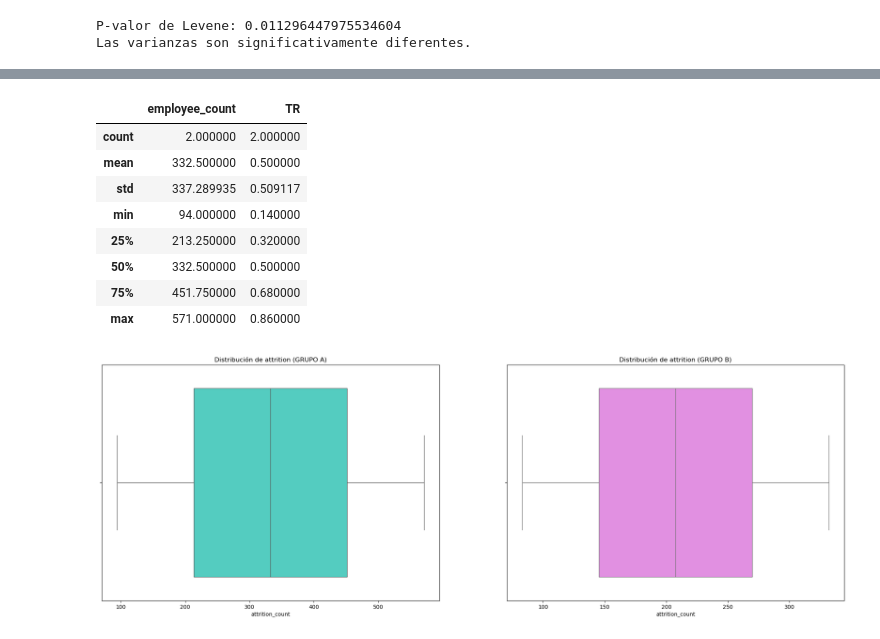
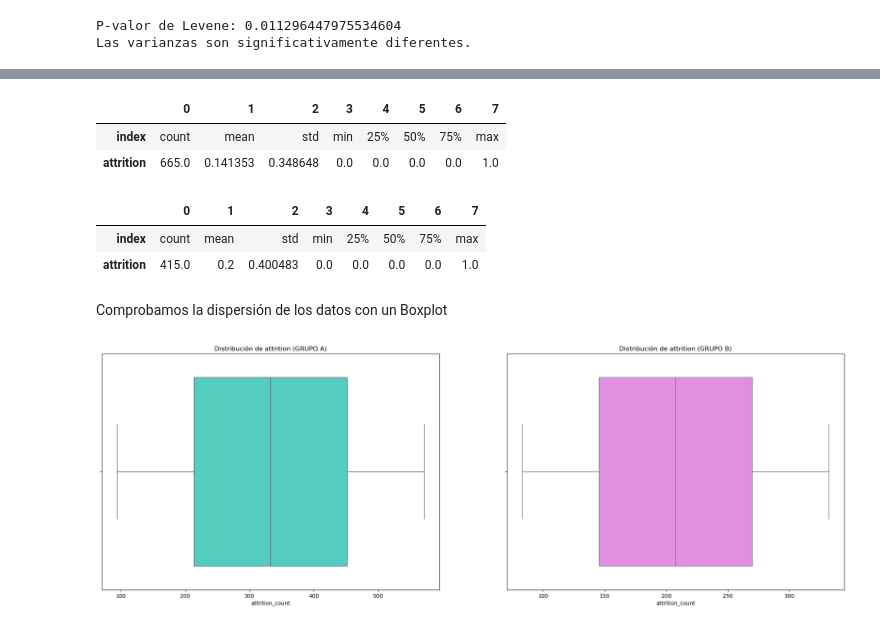
Before and after one commit to Paulamc1695/proyecto_da_promo_J_modulo_3, a Jupyter notebook: Fase_4_AB_testing.ipynb, the cells around one changed output, grey strips where cells are left out. Saved outputs shown, nothing was run; the diff lists cells and outputs as text; code cells hidden in the pictures.

```diff
--- a/Fase_4_AB_testing.ipynb
+++ b/Fase_4_AB_testing.ipynb
@@ -232,15 +225,17 @@ df_grupo_b.describe()
-# %%
-df_grupo_a.describe()
-# %% [output]
-|  | employee_count | TR |
-| count | 2.000000 | 2.000000 |
-| mean | 332.500000 | 0.500000 |
-| std | 337.289935 | 0.509117 |
-| min | 94.000000 | 0.140000 |
-| 25% | 213.250000 | 0.320000 |
-| 50% | 332.500000 | 0.500000 |
-| 75% | 451.750000 | 0.680000 |
-| max | 571.000000 | 0.860000 |
+# %%
+grupo_a['attrition'].describe().reset_index().T
+# %% [output]
+|  | 0 | 1 | 2 | 3 | 4 | 5 | 6 | 7 |
+| index | count | mean | std | min | 25% | 50% | 75% | max |
+| attrition | 665.0 | 0.141353 | 0.348648 | 0.0 | 0.0 | 0.0 | 0.0 | 1.0 |
+# %%
+grupo_b['attrition'].describe().reset_index().T
+# %% [output]
+|  | 0 | 1 | 2 | 3 | 4 | 5 | 6 | 7 |
+| index | count | mean | std | min | 25% | 50% | 75% | max |
+| attrition | 415.0 | 0.2 | 0.400483 | 0.0 | 0.0 | 0.0 | 0.0 | 1.0 |
+# %% [markdown]
+Comprobamos la dispersión de los datos con un Boxplot
 # %%
 # Crear el subplot
 fig, axes = plt.subplots(nrows=1, ncols=2, figsize=(25, 8))  # Aumenta el tamaño de la figura
```
Also changed, not shown: parts of 23 cells of this notebook.
